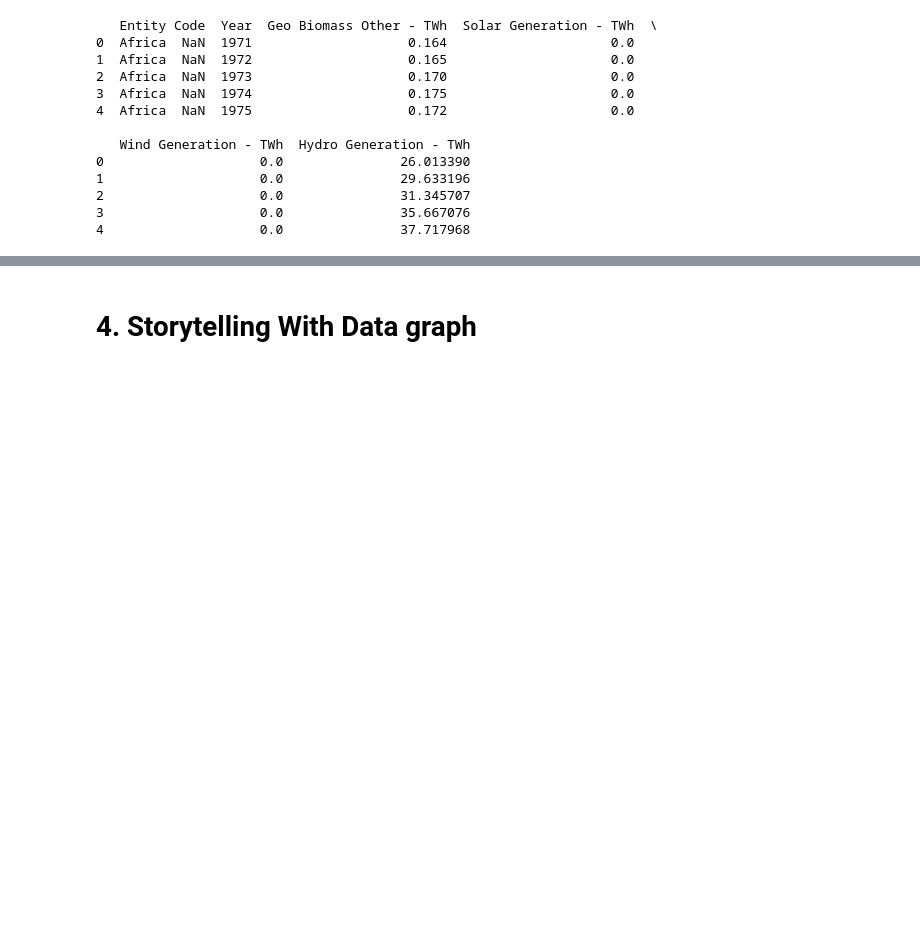
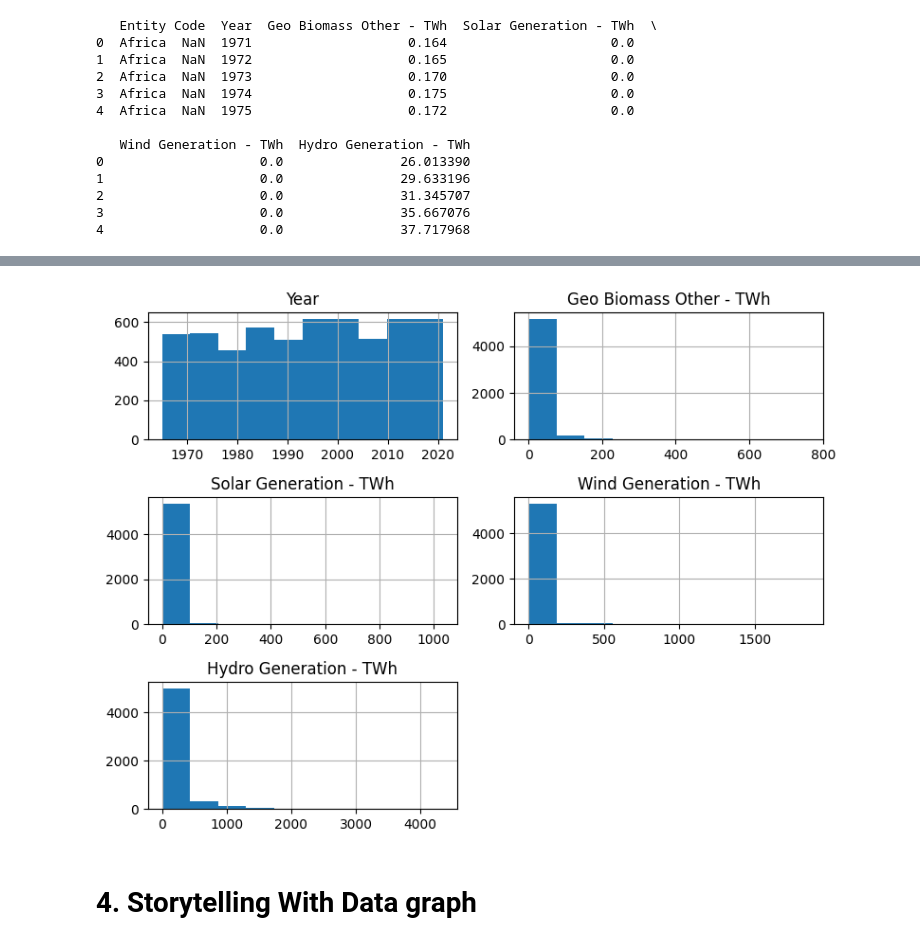
Before and after one commit to ericmach/DX699_HW2, a Jupyter notebook: Week2.ipynb, the cells around one changed output, grey strips where cells are left out. Drawn from its saved outputs; the diff is of its cells as text; code cells hidden in the pictures; blank space fills up the shorter version.

```diff
--- a/Week2.ipynb
+++ b/Week2.ipynb
@@ -123,3 +347,9 @@ print(world_data.head())
+# %%
+world_data.hist(figsize=(8, 6), bins=10)
+plt.tight_layout()
+plt.show()
+# %% [output]
+[figure, added]
 # %% [markdown]
 # 4. Storytelling With Data graph
 # %% [markdown]
```
Also changed, not shown: parts of 19 cells of this notebook.
